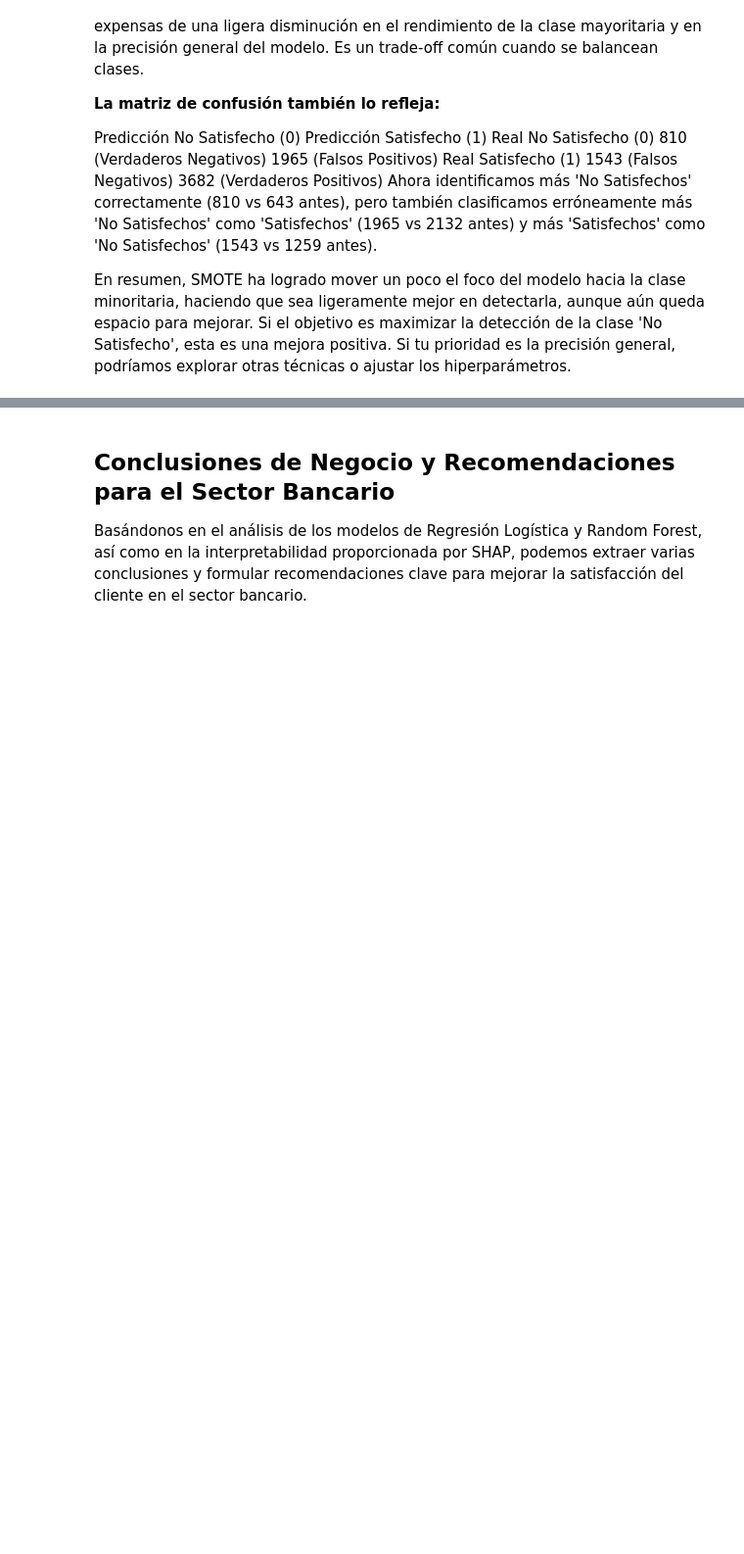
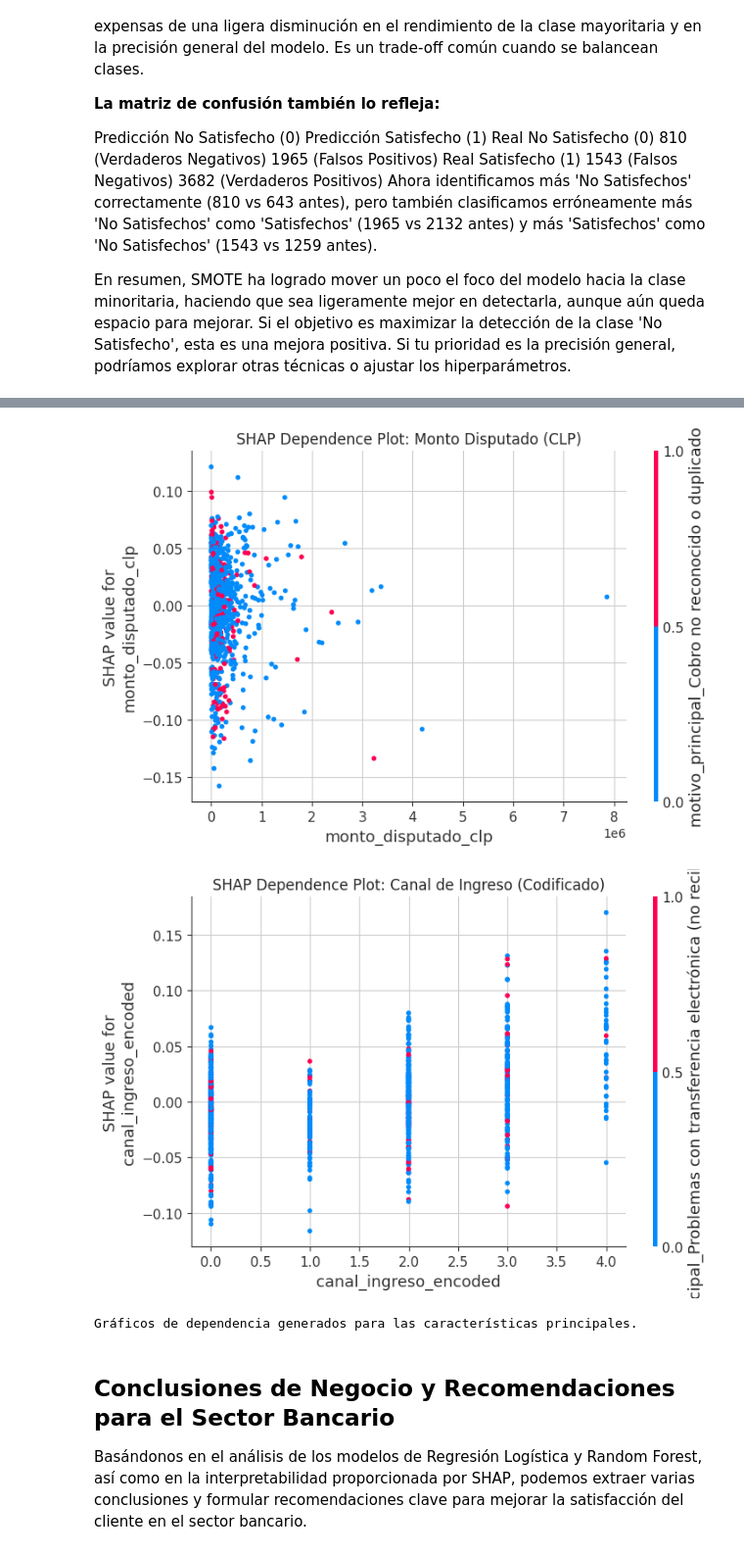
Before and after one commit to signur43/Curso_DataScience, a Jupyter notebook: proyecto_90460_data_1.ipynb, the cells around one changed output, grey strips where cells are left out. Shown at 98% size. Saved outputs shown, nothing was run; the diff lists cells and outputs as text; code cells hidden in the pictures; blank space fills up the shorter version.

```diff
--- a/proyecto_90460_data_1.ipynb
+++ b/proyecto_90460_data_1.ipynb
@@ -1273,3 +1383,30 @@ En resumen, SMOTE ha logrado mover un poco el foco del modelo hacia la clase min
+# %%
+# Gráfico de Dependencia para 'monto_disputado_clp'
+# Usamos shap_values[:, :, 1] para obtener los SHAP values de la clase positiva.
+shap.dependence_plot("monto_disputado_clp", shap_values[:, :, 1], sample_X_test_clf, show=False)
+plt.title('SHAP Dependence Plot: Monto Disputado (CLP)')
+plt.tight_layout()
+plt.show()
+
+# Gráfico de Dependencia para 'canal_ingreso_encoded'
+# Podemos ver la interacción con la siguiente característica más importante o con la que tenga más sentido.
+# Por simplicidad, lo haremos solo para 'canal_ingreso_encoded'.
+# Usamos shap_values[:, :, 1] para obtener los SHAP values de la clase positiva.
+shap.dependence_plot("canal_ingreso_encoded", shap_values[:, :, 1], sample_X_test_clf, show=False)
+plt.title('SHAP Dependence Plot: Canal de Ingreso (Codificado)')
+plt.tight_layout()
+plt.show()
+
+# Opcional: Gráfico de fuerza para una instancia específica (para ver una explicación individual)
+# instance_to_explain = sample_X_test_clf.iloc[0]
+# shap.initjs()
+# shap.force_plot(explainer.expected_value[1], shap_values[:, :, 1][0,:], instance_to_explain)
+
+print("Gráficos de dependencia generados para las características principales.")
+# %% [output]
+[figure, added]
+[figure, added]
+Gráficos de dependencia generados para las características principales.
 # %% [markdown]
 ## Conclusiones de Negocio y Recomendaciones para el Sector Bancario
 
```
Also changed, not shown: parts of 17 cells of this notebook.
